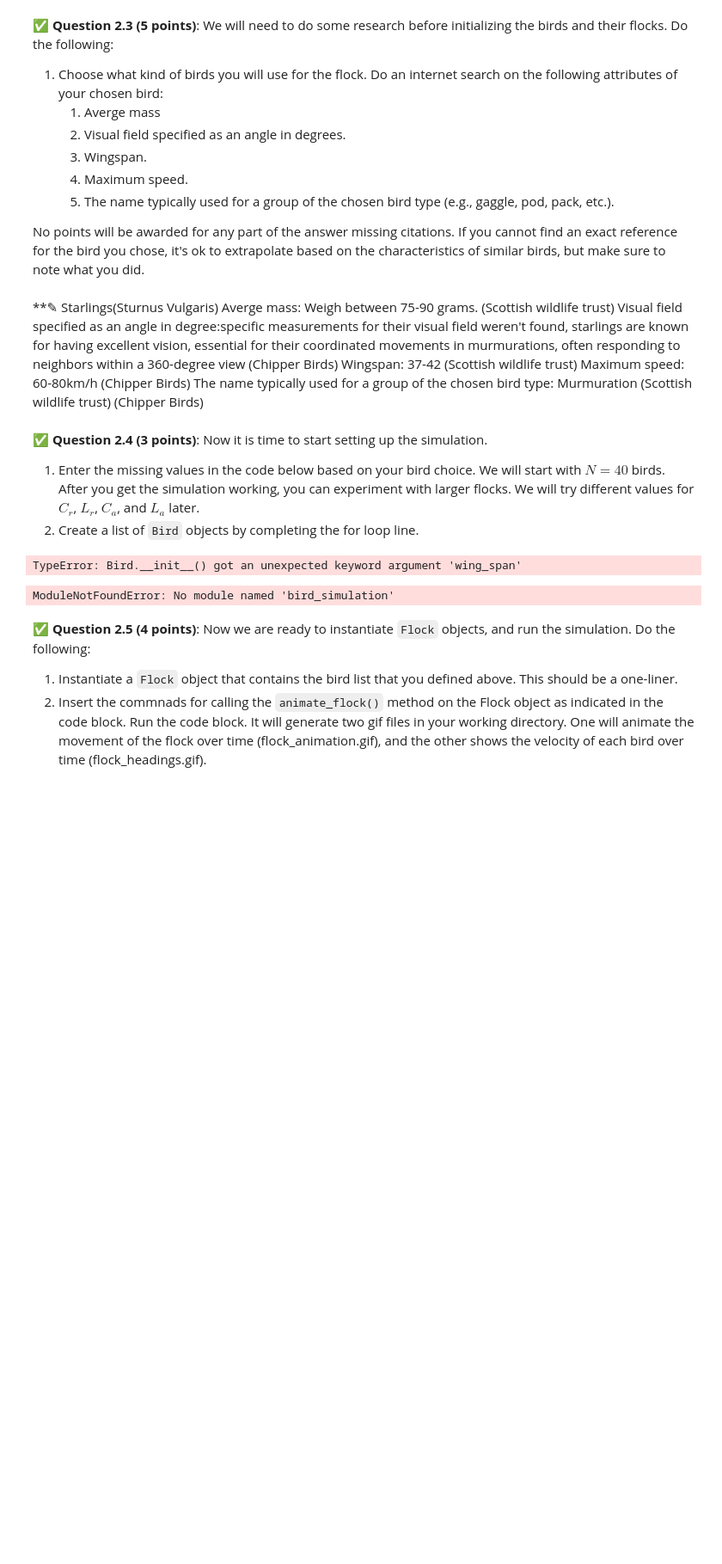
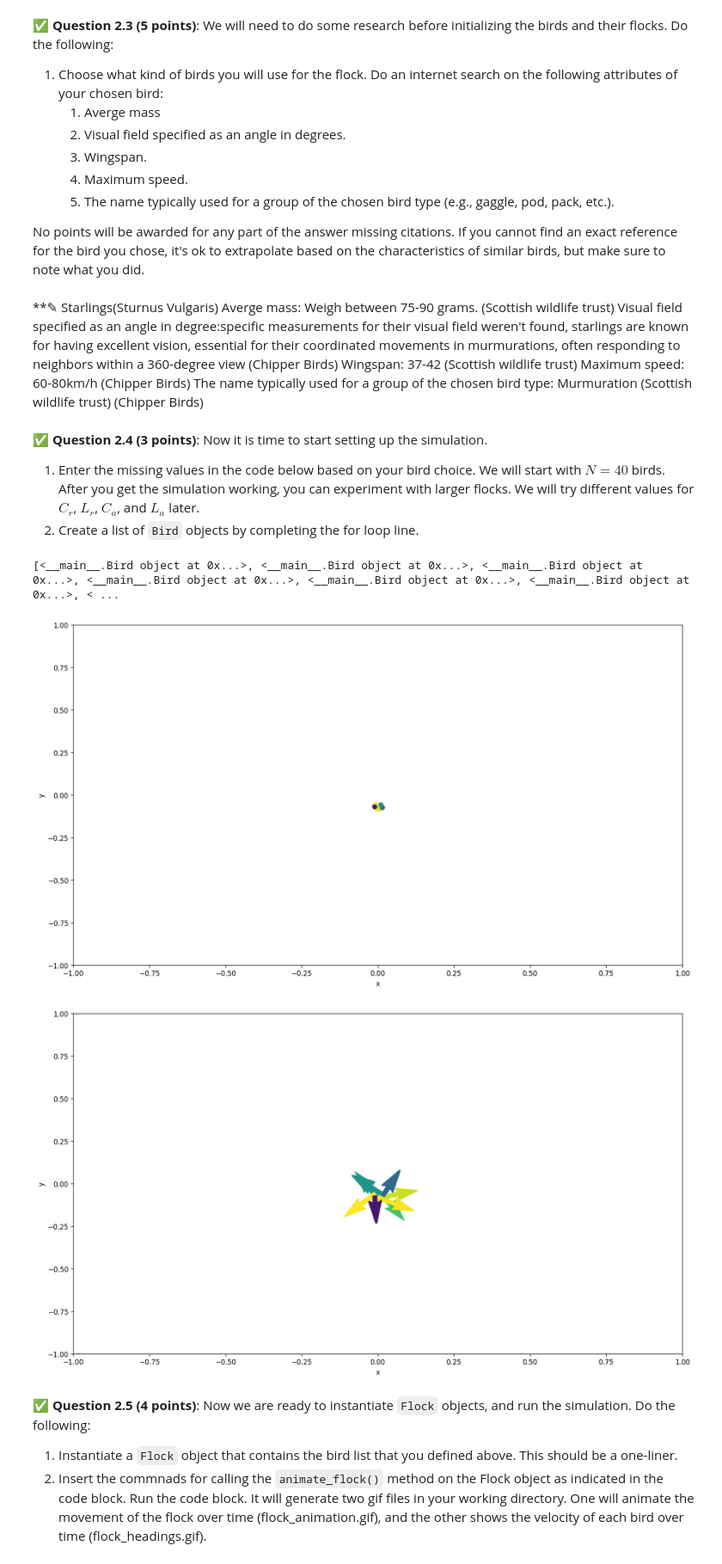
Before and after one commit to vedachan/CMSE202-f24-turnin, a Jupyter notebook: hw-02/HW-02_ABMandGraphTheory-STUDENT.ipynb, the cells around one changed output. Shown: that part at 86% size. Cells and saved outputs as stored; diff of their text form; code cells hidden in the pictures; blank space fills up the shorter version.

```diff
--- a/hw-02/HW-02_ABMandGraphTheory-STUDENT.ipynb
+++ b/hw-02/HW-02_ABMandGraphTheory-STUDENT.ipynb
@@ -460,20 +460,30 @@ The name typically used for a group of the chosen bird type: Murmuration  (Scott
 1. Enter the missing values in the code below based on your bird choice. We will start with $N=40$ birds. After you get the simulation working, you can experiment with larger flocks. We will try different values for $C_r$, $L_r$, $C_a$, and $L_a$ later.
 2. Create a list of `Bird` objects by completing the for loop line.
 # %%
-# Put your code for Question 2.4 here
+# Example Bird class
+class Bird:
+    def __init__(self, mass, bird_type, visual_field, max_speed, wing_span, alpha, beta):
+        self.mass = mass
+        self.bird_type = bird_type
+        self.visual_field = visual_field
+        self.max_speed = max_speed
+        self.wing_span = wing_span
+        self.alpha = alpha  # Bird's self-propulsion rate in kg/second
+        self.beta = beta    # Drag strength in kg.s/m^2
+        self.position = [0, 0]  # Initial position
+        self.velocity = [0, 0]  # Initial velocity
 
-# bird paramters
+# Bird parameters
 mass = 0.085
 bird_type = "Starling"
 visual_field = 360
 max_speed = 22
 wing_span = 0.4
+alpha = 1  # Bird's self-propulsion rate in kg/second.
+beta = 0.5  # Drag strength in kg.s/m^2.
 
-alpha = 1  # bird's self-propulsion rate in kg/second.
-beta = 0.5  # drag strength in kg.s/m^2.
-
-# flock parameters
-N = 40  # number of brids in the flock
+# Flock parameters
+N = 40  # Number of birds in the flock
 group_name = "murmuration"
 Cr = 0.6
 Lr = 1.2
@@ -482,56 +492,65 @@ La = 1
 
 # Instantiate the Bird class
 bird_list = []
-for k in range(0, N):
-    pass
+for k in range(N):  # Create N Bird objects
+    bird = Bird(mass, bird_type, visual_field, max_speed, wing_span, alpha, beta)  # Instantiate a Bird
+    bird_list.append(bird)  # Add the bird to the list
+
+# Now bird_list contains N birds
+print(bird_list)
 # %% [output]
-TypeError: Bird.__init__() got an unexpected keyword argument 'wing_span'
+[<__main__.Bird object at 0x...>, <__main__.Bird object at 0x...>, <__main__.Bird object at 0x...>, <__main__.Bird object at 0x...>, <__main__.Bird object at 0x...>, <__main__.Bird object at 0x...>, < ...
 # %%
 # Put your code for Question 2.5 here
 ## Answer
+
 # Instantiate the flock
 # <----------------------------------------------------------------------------------------------Instantiate the flock here
 
 
+my_squad = Flock(bird_type, Cr, Ca, Lr, La, bird_list)
 
 
 # Instantiate the integrator birdMover
 # birdMover (integrator) parameters
 # start/end time of the simulation in seconds. Transients approximately decay at mass/alpha, so we simulate twice as much.
-tspan = [0, 30]
+tspan = [0, 20]
 simulation = BirdMOver(tspan)
 
 # Perform the integration
 simulation.simulate_flock(my_squad)
 
 # We will now create an animation of the flock. Define the time points that will be used in the animation, and create the time vector.
-nsteps = 150  # number of time vector points to evaluate the solution on
+nsteps = 100  # number of time vector points to evaluate the solution on
 t_vec = np.linspace(tspan[0], tspan[1], nsteps)
 
 # add metadata to the animation
 metadata = dict(title='flock_movement.gif', artist='madScientist')
 # define boundaries of the figure
 fig_bounds = [-1, 1, -1, 1]  # [xmin, xmax, ymin, ymax]
 # file name for the animation
 file_name = 'flock_animation.gif'
 
 # call the animate_flock method to animate flock locations
 # <------------------------------------------------------------------------------------------------- call the animate_flock method here to animate positions
-
+my_squad.animate_flock(simulation,t_vec,fig_bounds,metadata,file_name,labels=['x', 'y'])
 
 # let's create another animation for the velocity field of the flock. We will use nsteps and t_vec from above.
 # add metadata to the animation
 metadata = dict(title='flock_headings.gif', artist='madScientist')
 
 # define boundaries of the figure
 fig_bounds = [-1, 1, -1, 1]  # [xmin, xmax, ymin, ymax]
 # file name for the animation
 file_name = 'headings_animation.gif'
 
 # call the animate_flock method
 # <------------------------------------------------------------------------------------------------- call the animate_flock method here to animate velocities
+
+my_squad.animate_flock(simulation,t_vec,fig_bounds,metadata,file_name,labels=['x', 'y'],animate_what='velocities')
 # %% [output]
-ModuleNotFoundError: No module named 'bird_simulation'
+[figure, added]
+[figure, added]
 # %% [markdown]
 &#9989; **Question 2.5 (4 points)**: Now we are ready to instantiate `Flock` objects, and run the simulation. Do the following:
 1. Instantiate a `Flock` object that contains the bird list that you defined above. This should be a one-liner.
```
Also changed, not shown: parts of 2 cells of this notebook.
